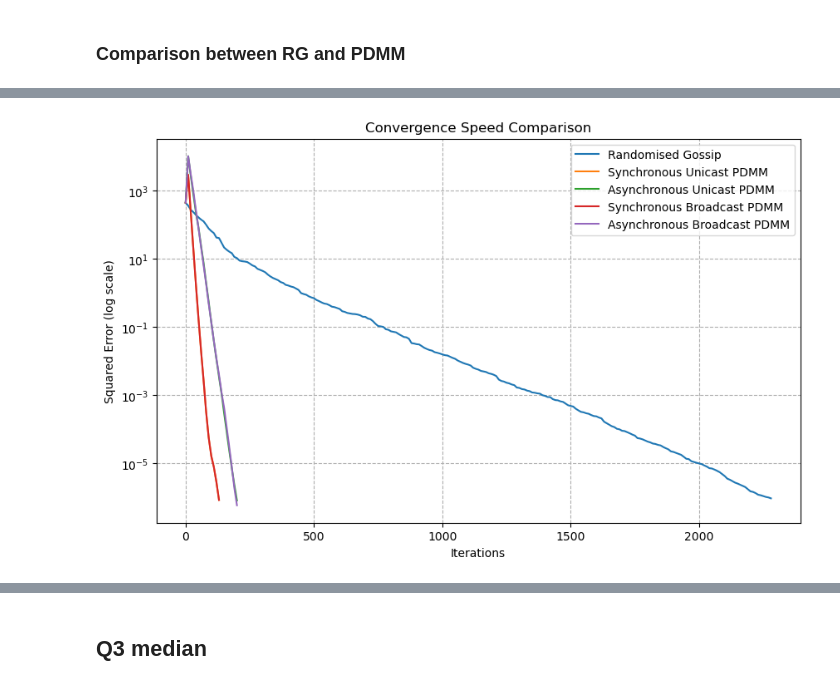
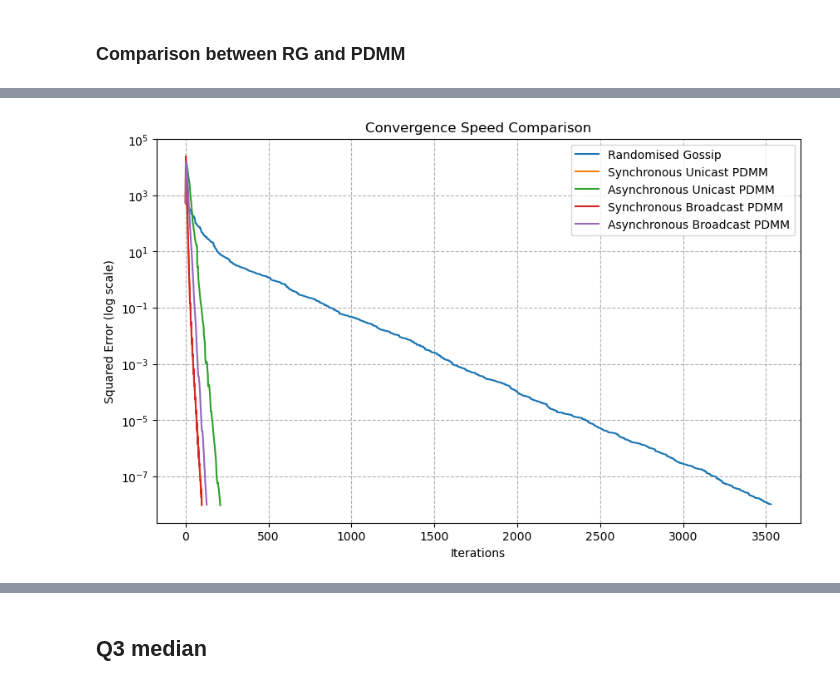
Before and after one commit to YuhanXu718/Distributed, a Jupyter notebook: Project.ipynb, the cells around one changed output, grey strips where cells are left out. Cells and saved outputs as stored; diff of their text form; code cells hidden in the pictures.

```diff
--- a/Project.ipynb
+++ b/Project.ipynb
@@ -394,26 +422,29 @@ def randomised_gossip(init_values, adj_matrix, global_avg, max_iterations=5000,
 
     return values, history
 # %%
-# 运行随机Gossip算法
+# parameters
+log_freq = 1
+stop_threshold = 1e-8
+
+# run the randomised gossip algorithm
 print("\nRunning randomised gossip algorithm...")
 start_time = time.time()
-final_rg, history_rg = randomised_gossip(init_values, adj_matrix, global_avg, max_iterations=3000)
+final_rg, history_rg = randomised_gossip(init_values, adj_matrix, global_avg, log_freq=log_freq, threshold=stop_threshold)
 elapsed_time = time.time() - start_time
 
-# 输出结果
+# output the results
 final_values = final_rg
 final_avg = np.mean(final_values)
-final_error = history_rg['errors'][-1]  # 最后一次记录的误差
+final_error = history_rg['errors'][-1] # final error is the last recorded error
 
 print("\nAlgorithm completed!")
-print(f"Total iterations: {len(history_rg['errors'])*10}")
+print(f"Total iterations: {len(history_rg['errors']) * log_freq}")
 print(f"Total transmissions: {history_rg['transmissions']}")
 print(f"Execution time: {elapsed_time:.4f} seconds")
 print(f"Final estimated average: {final_avg:.8f}")
 print(f"Global average: {global_avg:.8f}")
 print(f"Absolute error: {abs(final_avg - global_avg):.8f}")
-print(f"Square error: {final_error:.8f}")
-# print(f"Converged: {'Yes' if converged else 'No'}")
+print(f"Squared error: {final_error:.8f}")
 # %% [output]
 Running randomised gossip algorithm...
 
@@ -614,10 +641,12 @@ Total number of transmissions used by PDMM: 103220
 # %% [markdown]
 ### Comparison between RG and PDMM
 # %%
+log_freq = 1
+
 # run 4 results of syn unicast pdmm, asyn unicast pdmm, syn broadcast pdmm, asyn broadcast pdmm
 pdmm_syn_unicast, history_pdmm_syn_unicast = pdmm_average_consensus(init_values, adj_matrix)
 pdmm_asyn_unicast, history_pdmm_asyn_unicast = pdmm_average_consensus(
-    init_values, adj_matrix, is_synchronous=False, active_rate=0.5)
+    init_values, adj_matrix, is_synchronous=False, active_rate=0.3)
 pdmm_syn_broadcast, history_pdmm_syn_broadcast = pdmm_average_consensus(
     init_values, adj_matrix, is_unicast=False)
 pdmm_asyn_broadcast, history_pdmm_asyn_broadcast = pdmm_average_consensus(
@@ -655,36 +684,36 @@ plt.show()
 # %%
 # generate image showing the squared error vs iteration
 # the image has 5 lines, representing the results of rg, syn unicast pdmm, asyn unicast pdmm, syn broadcast pdmm, asyn broadcast pdmm
 plt.figure(figsize=(10, 6))
 
 # Randomised Gossip
-plt.semilogy(np.arange(0, len(history_rg['errors'])) * 10, history_rg['errors'], label='Randomised Gossip')
+plt.semilogy(np.arange(0, len(history_rg['errors'])) * log_freq, history_rg['errors'], label='Randomised Gossip')
 
 # Synchronous Unicast PDMM
-plt.semilogy(np.arange(0, len(history_pdmm_syn_unicast['errors'])) * 10,
+plt.semilogy(np.arange(0, len(history_pdmm_syn_unicast['errors'])) * log_freq,
                 history_pdmm_syn_unicast['errors'], label='Synchronous Unicast PDMM')
 
 # Asynchronous Unicast PDMM
-plt.semilogy(np.arange(0, len(history_pdmm_asyn_unicast['errors'])) * 10,
+plt.semilogy(np.arange(0, len(history_pdmm_asyn_unicast['errors'])) * log_freq,
                 history_pdmm_asyn_unicast['errors'], label='Asynchronous Unicast PDMM')
 
 # Synchronous Broadcast PDMM
-plt.semilogy(np.arange(0, len(history_pdmm_syn_broadcast['errors'])) * 10,
+plt.semilogy(np.arange(0, len(history_pdmm_syn_broadcast['errors'])) * log_freq,
                 history_pdmm_syn_broadcast['errors'], label='Synchronous Broadcast PDMM')
 
 # Asynchronous Broadcast PDMM
-plt.semilogy(np.arange(0, len(history_pdmm_asyn_broadcast['errors'])) * 10,
+plt.semilogy(np.arange(0, len(history_pdmm_asyn_broadcast['errors'])) * log_freq,
                 history_pdmm_asyn_broadcast['errors'], label='Asynchronous Broadcast PDMM')
 
 plt.xlabel('Iterations')
 plt.ylabel('Squared Error (log scale)')
 plt.title('Convergence Speed Comparison')
 plt.grid(True, which="both", ls="--")
 plt.legend()
 # plt.savefig('error_vs_iteration_comparison.png') # Save the figure
 plt.show()
 # %% [output]
-[figure, old version]
+[figure, new version]
 # %%
 # generate image showing the squared error vs number of transmissions
 # only the results of syn unicast pdmm, asyn unicast pdmm
```
Also changed, not shown: parts of 59 cells of this notebook.
